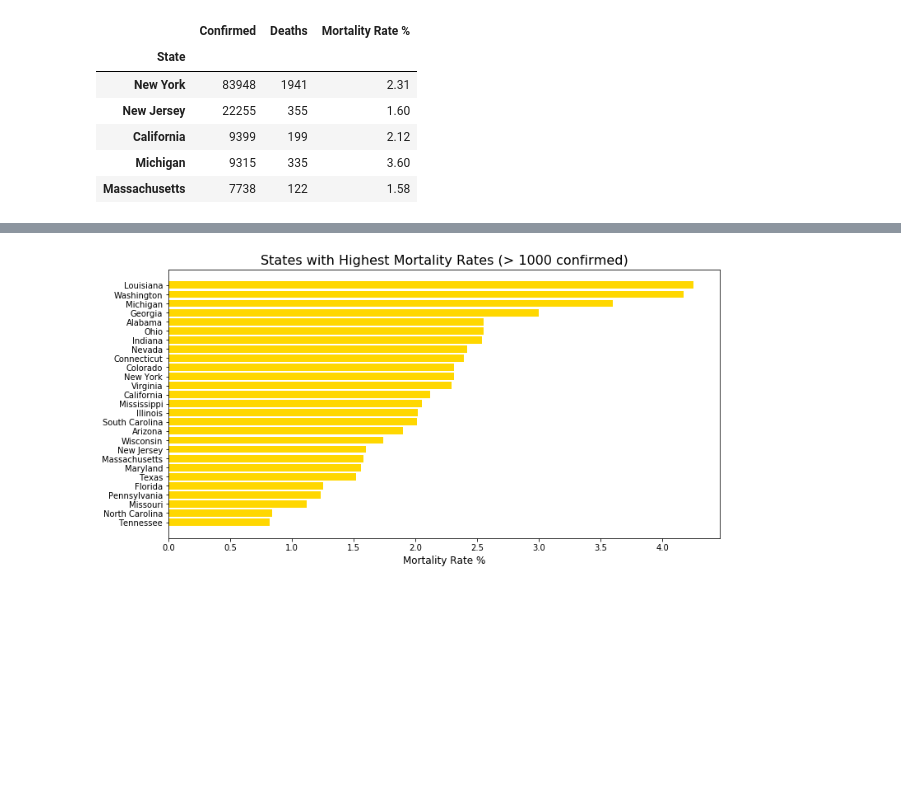
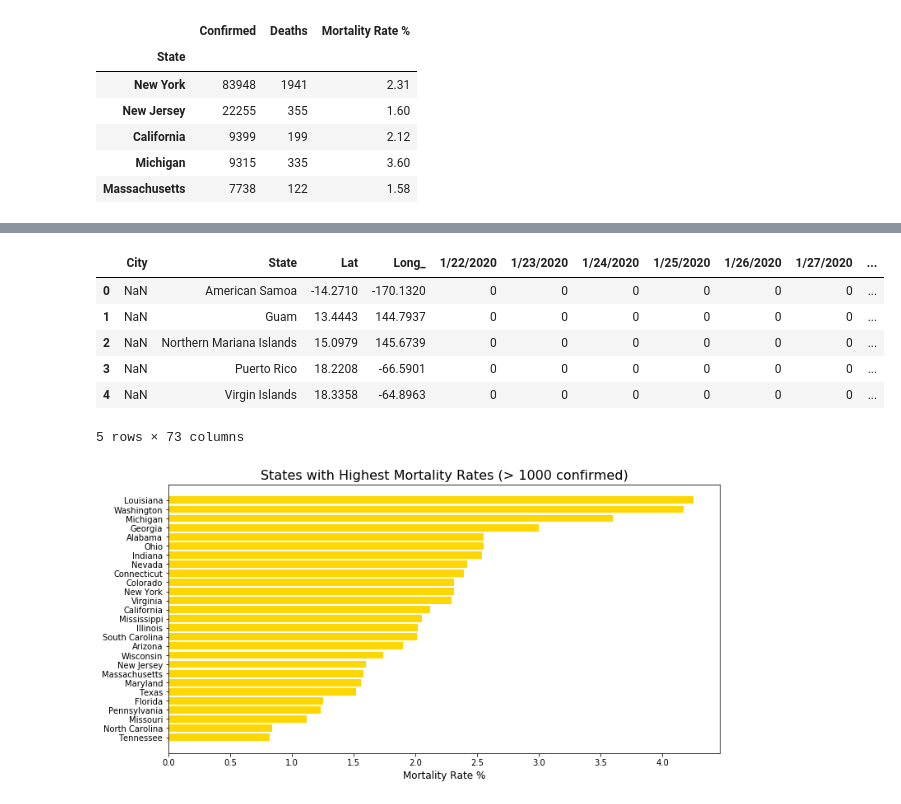
Before and after one commit to aclao89/Novel-COVID-19, a Jupyter notebook: USA Analysis.ipynb, the cells around one changed output, grey strips where cells are left out. Cells and saved outputs as stored; diff of their text form; code cells hidden in the pictures; blank space fills up the shorter version.

```diff
--- a/USA Analysis.ipynb
+++ b/USA Analysis.ipynb
@@ -167,0 +197,3 @@ state_mort.head()
+# %%
+us_confirmed = pd.read_csv('Resources/time_series_covid19_confirmed_US.csv')
+us_confirmed.head()
@@ -167,0 +208,3 @@ state_mort.head()
+# %%
+us_confirmed_df = us_confirmed.iloc[:, 5:]
+us_confirmed_df.head()
@@ -167,0 +219,4 @@ state_mort.head()
+# %%
+#Rename Columns
+us_confirmed_clean = us_confirmed_df.drop(['Country_Region', 'Combined_Key'], axis=1)
+us_confirmed_clean.head()
@@ -168,3 +231,16 @@ state_mort.head()
+# %%
+confirmed_us_df = us_confirmed_clean.rename(columns={'Admin2': 'City',
+                               'Province_State':'State'})
+
+confirmed_us_df.head()
+# %% [output]
+|  | City | State | Lat | Long_ | 1/22/2020 | 1/23/2020 | 1/24/2020 | 1/25/2020 | 1/26/2020 | 1/27/2020 | ... |
+| 0 | NaN | American Samoa | -14.2710 | -170.1320 | 0 | 0 | 0 | 0 | 0 | 0 | ... |
+| 1 | NaN | Guam | 13.4443 | 144.7937 | 0 | 0 | 0 | 0 | 0 | 0 | ... |
+| 2 | NaN | Northern Mariana Islands | 15.0979 | 145.6739 | 0 | 0 | 0 | 0 | 0 | 0 | ... |
+| 3 | NaN | Puerto Rico | 18.2208 | -66.5901 | 0 | 0 | 0 | 0 | 0 | 0 | ... |
+| 4 | NaN | Virgin Islands | 18.3358 | -64.8963 | 0 | 0 | 0 | 0 | 0 | 0 | ... |
+5 rows × 73 columns
 # %%
 #States with the highest mortality with more than 1000 confirmed cases. The median was 1066 for confirmed cases.
 
```
Also changed, not shown: parts of 18 cells of this notebook, 2 other files.
